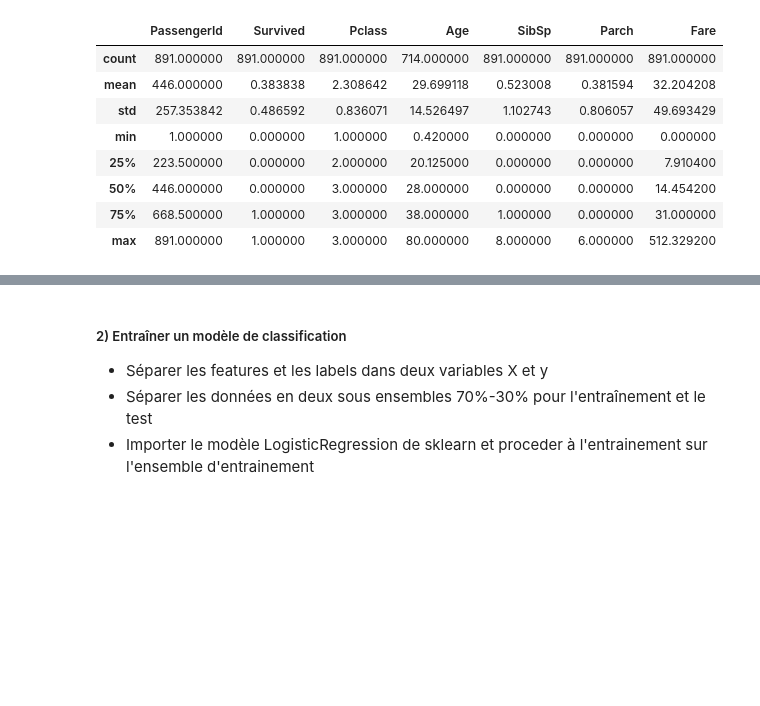
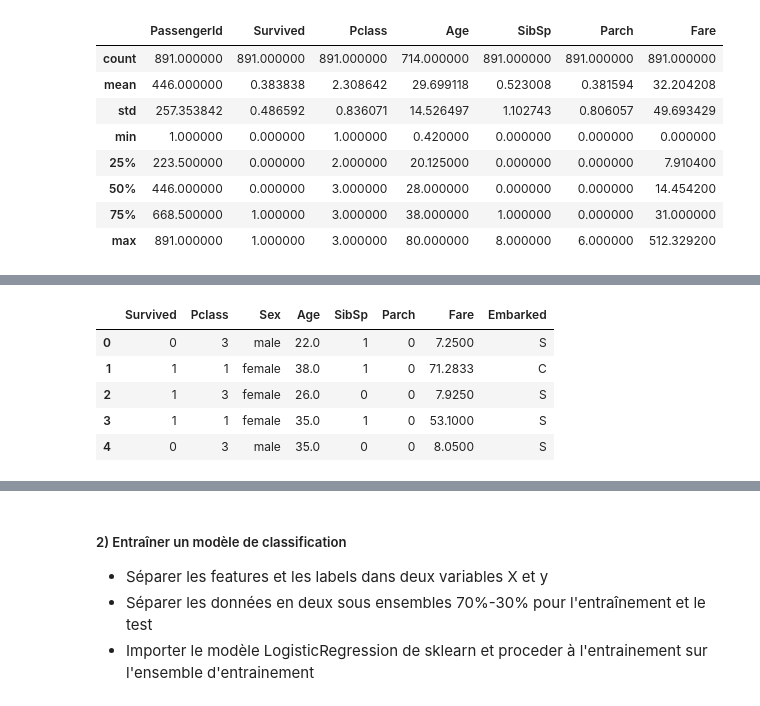
Before and after one commit to arnaudlagarde/ml-basics, a Jupyter notebook: TD_Classification.ipynb, the cells around one changed output, grey strips where cells are left out. Saved outputs shown, nothing was run; the diff lists cells and outputs as text; code cells hidden in the pictures; blank space fills up the shorter version.

```diff
--- a/TD_Classification.ipynb
+++ b/TD_Classification.ipynb
@@ -66,0 +70,29 @@ dtype: object
+# %%
+# On enlève les colonnes 'Ticket' 'Cabin' 'Name' & 'PassengerId'
+# Cabin aurait pu être utile à traiter
+titanic = titanic.drop(["Ticket", "Cabin", "Name", "PassengerId"], axis=1)
+
+cols =  ["SibSp", "Parch", "Fare", "Age"]
+for col in cols:
+    titanic[col].fillna(titanic[col].mean(), inplace=True)
+
+# Remplacer les Not Assigned par U pour Unknown
+titanic.Embarked.fillna("U", inplace=True)
+
+# Même chose pour le jeu de données de validation
+validation = validation.drop(["Ticket", "Cabin", "Name", "PassengerId"], axis=1)
+
+cols =  ["SibSp", "Parch", "Fare", "Age"]
+for col in cols:
+    validation[col].fillna(validation[col].mean(), inplace=True)
+
+validation.Embarked.fillna("U", inplace=True)
+# %%
+titanic.head()
+# %% [output]
+|  | Survived | Pclass | Sex | Age | SibSp | Parch | Fare | Embarked |
+| 0 | 0 | 3 | male | 22.0 | 1 | 0 | 7.2500 | S |
+| 1 | 1 | 1 | female | 38.0 | 1 | 0 | 71.2833 | C |
+| 2 | 1 | 3 | female | 26.0 | 0 | 0 | 7.9250 | S |
+| 3 | 1 | 1 | female | 35.0 | 1 | 0 | 53.1000 | S |
+| 4 | 0 | 3 | male | 35.0 | 0 | 0 | 8.0500 | S |
```
Also changed, not shown: parts of 17 cells of this notebook.
